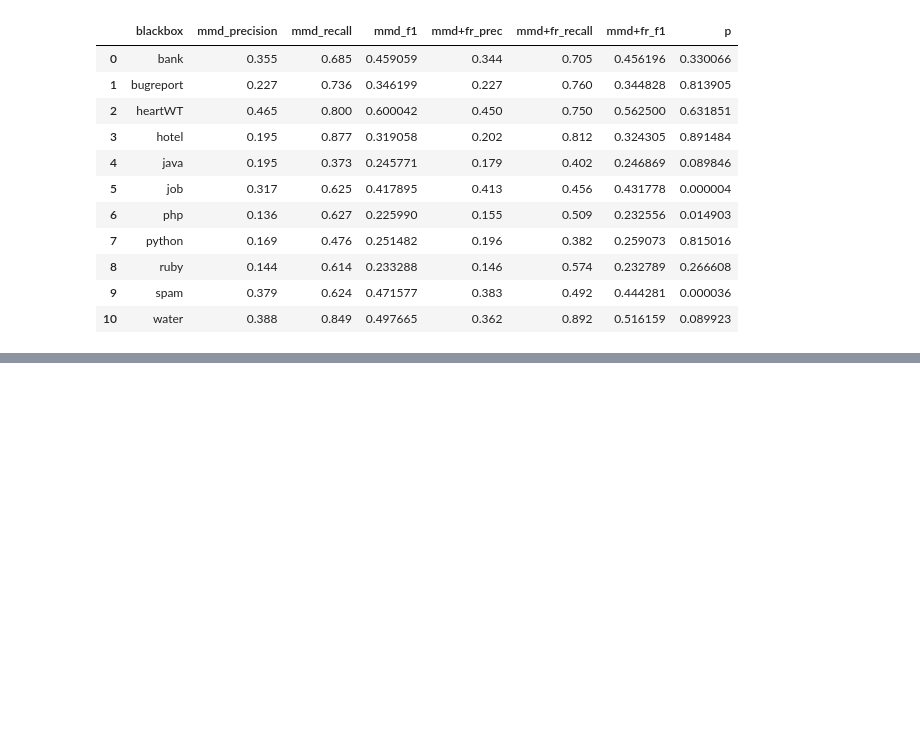
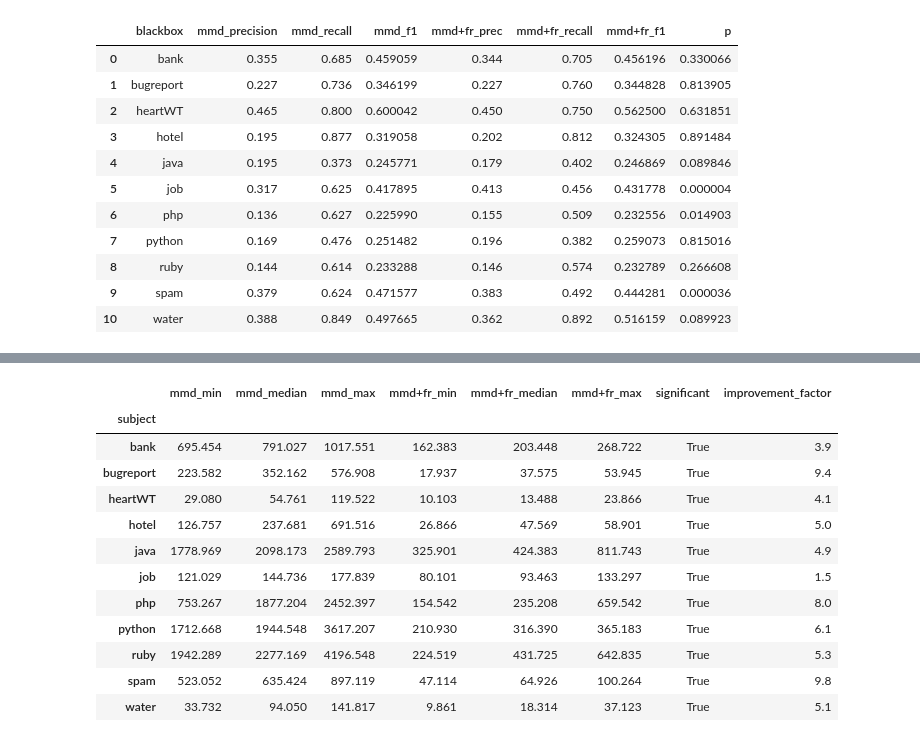
Before and after one commit to martineberlein/misprediction_explanation, a Jupyter notebook: notebooks/mmd-vs-mmdfr.ipynb, the cells around one changed output, grey strips where cells are left out. Drawn from its saved outputs; the diff is of its cells as text; code cells hidden in the pictures; blank space fills up the shorter version.

```diff
--- a/notebooks/mmd-vs-mmdfr.ipynb
+++ b/notebooks/mmd-vs-mmdfr.ipynb
@@ -87,0 +122,62 @@ results
+# %%
+import pandas as pd
+from scipy.stats import mannwhitneyu
+
+# assume mmd and mmd_fr are defined rule identifiers
+# pivot to get lists of times per (subject, rule)
+times = (
+    df
+    .groupby(['blackbox', 'rules'])['time_with']
+    .apply(list)
+    .unstack(fill_value=[])
+)
+
+def summarize_pair(x, y):
+    """Run test on two lists x (MMD) and y (MMD+FR), return stats or None."""
+    if len(x) < 2 or len(y) < 2:
+        return None
+    u_stat, p = mannwhitneyu(y, x, alternative='less')
+    mmd_stats  = pd.Series(x).agg(['min','median','max'])
+    fr_stats   = pd.Series(y).agg(['min','median','max'])
+    imp_factor = round(mmd_stats['median'] / fr_stats['median'], 1) \
+                 if fr_stats['median'] != 0 else float('inf')
+    return {
+        'u_statistic':    u_stat,
+        'p_value':        p,
+        'mmd_min':        mmd_stats['min'],
+        'mmd_median':     mmd_stats['median'],
+        'mmd_max':        mmd_stats['max'],
+        f'{mmd_fr}_min':       fr_stats['min'],
+        f'{mmd_fr}_median':    fr_stats['median'],
+        f'{mmd_fr}_max':       fr_stats['max'],
+                'significant':    p < 0.05,
+        'improvement_factor': imp_factor
+    }
+
+# apply over each subject
+rows = []
+for subject, row in times.iterrows():
+    x = row.get(mmd, [])
+    y = row.get(mmd_fr, [])
+    summary = summarize_pair(x, y)
+    if summary:
+        summary['subject'] = subject
+        rows.append(summary)
+
+results_df = pd.DataFrame(rows).set_index('subject')
+# print(results_df)
+results_df.drop(["u_statistic", "p_value"], axis=1)
+# %% [output]
+|  | mmd_min | mmd_median | mmd_max | mmd+fr_min | mmd+fr_median | mmd+fr_max | significant | improvement_factor |
+| subject |  |  |  |  |  |  |  |  |
+| bank | 695.454 | 791.027 | 1017.551 | 162.383 | 203.448 | 268.722 | True | 3.9 |
+| bugreport | 223.582 | 352.162 | 576.908 | 17.937 | 37.575 | 53.945 | True | 9.4 |
+| heartWT | 29.080 | 54.761 | 119.522 | 10.103 | 13.488 | 23.866 | True | 4.1 |
+| hotel | 126.757 | 237.681 | 691.516 | 26.866 | 47.569 | 58.901 | True | 5.0 |
+| java | 1778.969 | 2098.173 | 2589.793 | 325.901 | 424.383 | 811.743 | True | 4.9 |
+| job | 121.029 | 144.736 | 177.839 | 80.101 | 93.463 | 133.297 | True | 1.5 |
+| php | 753.267 | 1877.204 | 2452.397 | 154.542 | 235.208 | 659.542 | True | 8.0 |
+| python | 1712.668 | 1944.548 | 3617.207 | 210.930 | 316.390 | 365.183 | True | 6.1 |
+| ruby | 1942.289 | 2277.169 | 4196.548 | 224.519 | 431.725 | 642.835 | True | 5.3 |
+| spam | 523.052 | 635.424 | 897.119 | 47.114 | 64.926 | 100.264 | True | 9.8 |
+| water | 33.732 | 94.050 | 141.817 | 9.861 | 18.314 | 37.123 | True | 5.1 |
```
Also changed, not shown: parts of 2 cells of this notebook.
